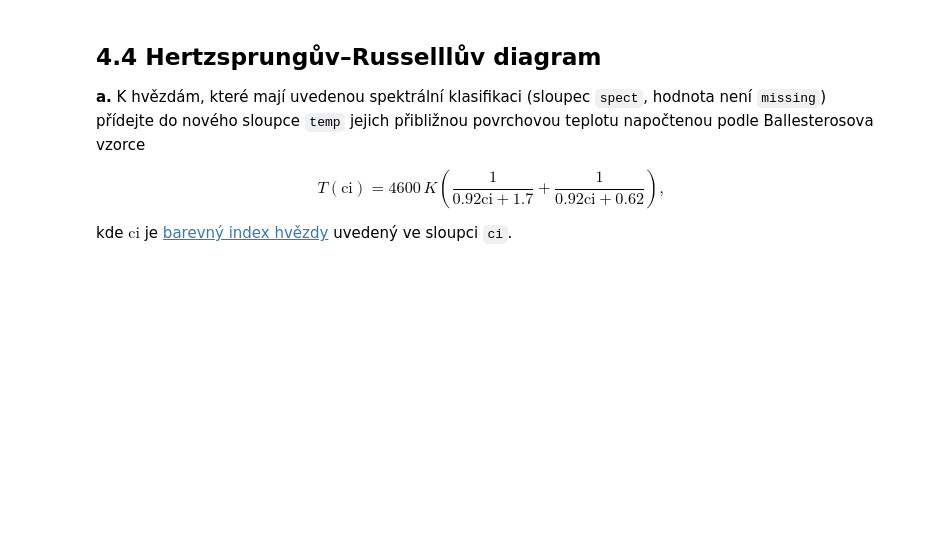
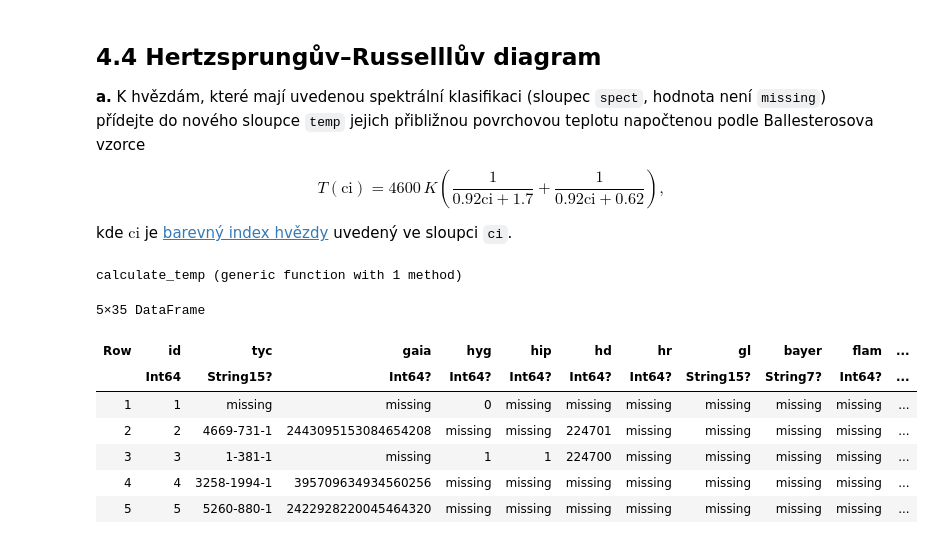
Before and after one commit to kralik555/BI-JUL, a Jupyter notebook: hw04-astro.ipynb, the cells around one changed output. Drawn from its saved outputs; the diff is of its cells as text; code cells hidden in the pictures; blank space fills up the shorter version.

```diff
--- a/hw04-astro.ipynb
+++ b/hw04-astro.ipynb
@@ -51,6 +278,32 @@ K řešení můžete využít více buněk, je vhodné své řešení textově s
 $$ T(\mathrm{ci}) = 4600 \, K \left( \frac{1}{0.92\mathrm{ci} + 1.7} + \frac{1}{0.92\mathrm{ci} + 0.62} \right), $$
 
 kde $\mathrm{ci}$ je [barevný index hvězdy](https://en.wikipedia.org/wiki/Color_index) uvedený ve sloupci `ci`.
+# %%
+function calculate_temp(ci::Float64)
+    value = 4600 * (1/(0.92 * ci + 1.7) + 1/(0.92 * ci + 0.62))
+    return value
+end
+# %% [output]
+calculate_temp (generic function with 1 method)
 # %%
-# případně více buněk, postup komentujte v textových buňkách
+temp_values = Vector{Union{Float64, Missing}}()
+for row in eachrow(df)
+    if ismissing(row[:spect]) || ismissing(row[:ci])
+        push!(temp_values, missing)
+    else
+        push!(temp_values, calculate_temp(row[:ci]))
+    end
+end
+df[!, :temp] = temp_values;
+# %%
+first(df, 5)
+# %% [output]
+5×35 DataFrame
+| Row | id | tyc | gaia | hyg | hip | hd | hr | gl | bayer | flam | ... |
+|  | Int64 | String15? | Int64? | Int64? | Int64? | Int64? | Int64? | String15? | String7? | Int64? | ... |
+| 1 | 1 | missing | missing | 0 | missing | missing | missing | missing | missing | missing | ... |
+| 2 | 2 | 4669-731-1 | 2443095153084654208 | missing | missing | 224701 | missing | missing | missing | missing | ... |
+| 3 | 3 | 1-381-1 | missing | 1 | 1 | 224700 | missing | missing | missing | missing | ... |
+| 4 | 4 | 3258-1994-1 | 395709634934560256 | missing | missing | missing | missing | missing | missing | missing | ... |
+| 5 | 5 | 5260-880-1 | 2422928220045464320 | missing | missing | missing | missing | missing | missing | missing | ... |
 # %% [markdown]
```
Also changed, not shown: parts of 21 cells of this notebook.
